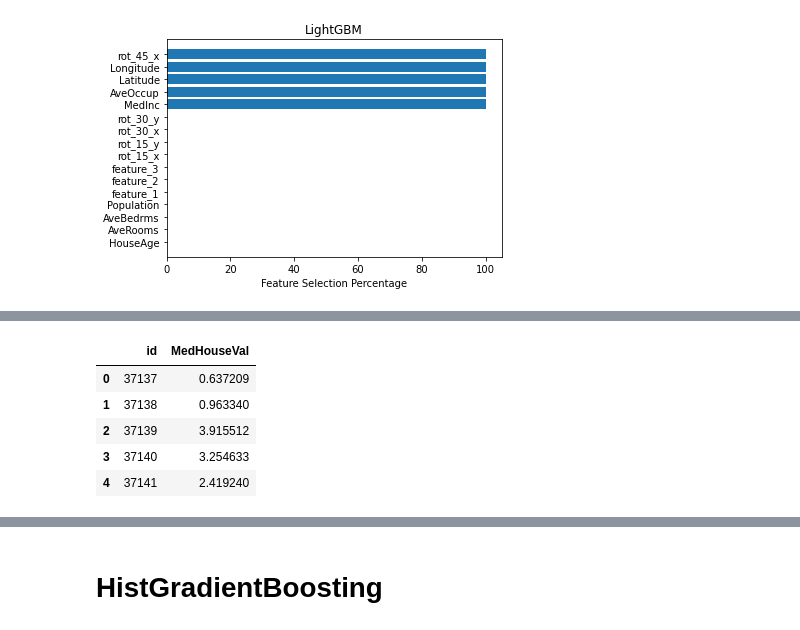
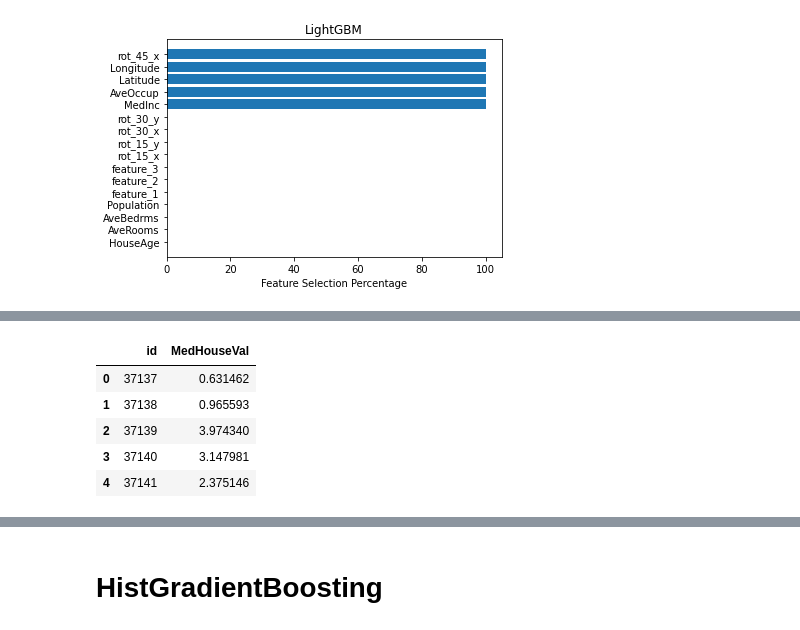
Before and after one commit to Analytics-Data-Science-and-Tech/Analytics_Data_Science, a Jupyter notebook: Tabular-Playground-Series/Tabular-Playground-Jan-2023/Ep1/Feature_Engineering.ipynb, the cells around one changed output, grey strips where cells are left out. Saved outputs shown, nothing was run; the diff lists cells and outputs as text; code cells hidden in the pictures.

```diff
--- a/Tabular-Playground-Series/Tabular-Playground-Jan-2023/Ep1/Feature_Engineering.ipynb
+++ b/Tabular-Playground-Series/Tabular-Playground-Jan-2023/Ep1/Feature_Engineering.ipynb
@@ -299,8 +309,9 @@ lbg_md = LGBMRegressor(n_estimators = 2000,
                        max_depth = 15,
                        lambda_l1 = 3,
                        lambda_l2 = 1,
-                       bagging_fraction = 0.7,
-                       feature_fraction = 0.6).fit(X, Y)
+                       bagging_fraction = 0.8,
+                       feature_fraction = 0.7,
+                       random_state = 2).fit(X, Y)
 
 ## Predicting
 submission['MedHouseVal'] = lbg_md.predict(X_test)
@@ -313,6 +324,6 @@ submission.head()
 |  | id | MedHouseVal |
-| 0 | 37137 | 0.637209 |
-| 1 | 37138 | 0.963340 |
-| 2 | 37139 | 3.915512 |
-| 3 | 37140 | 3.254633 |
-| 4 | 37141 | 2.419240 |
+| 0 | 37137 | 0.631462 |
+| 1 | 37138 | 0.965593 |
+| 2 | 37139 | 3.974340 |
+| 3 | 37140 | 3.147981 |
+| 4 | 37141 | 2.375146 |
```
Also changed, not shown: parts of 5 cells of this notebook.
